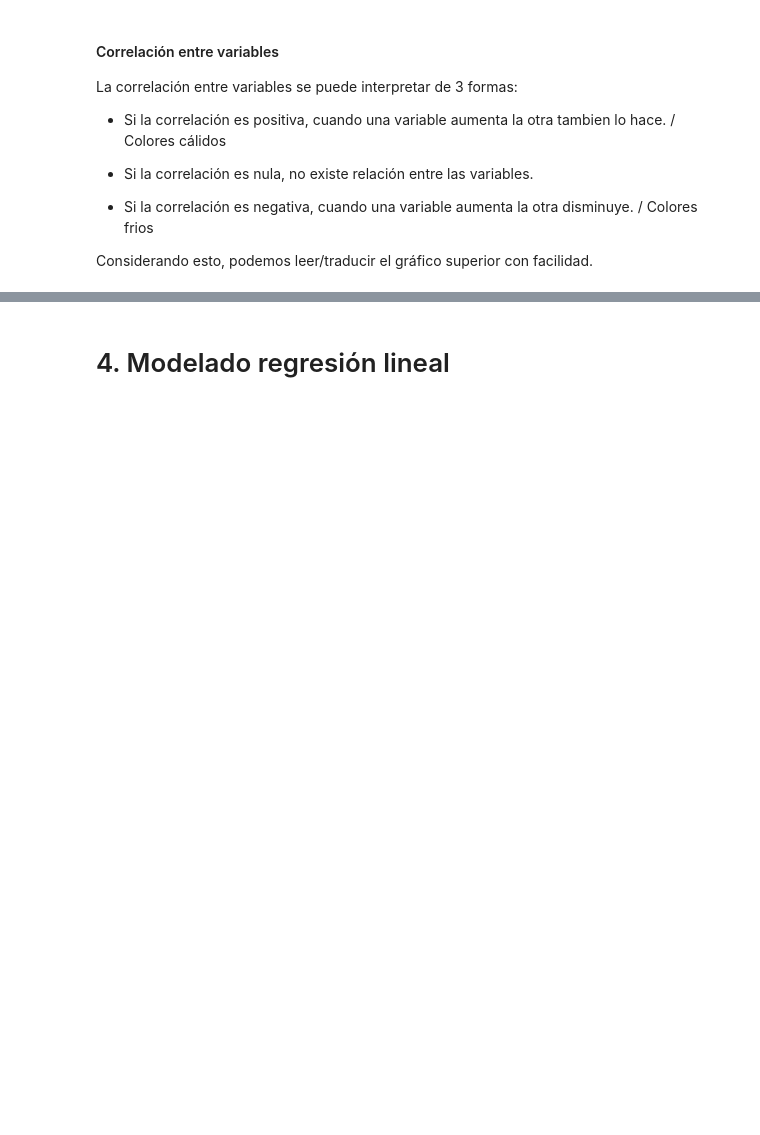
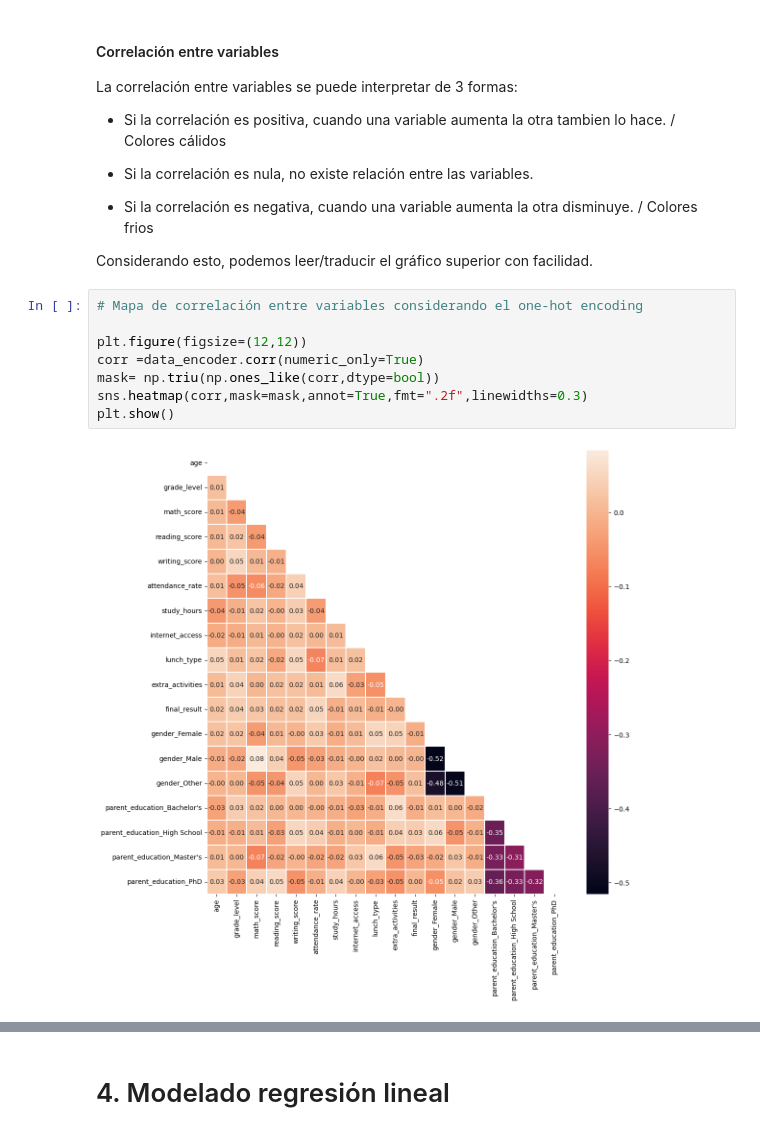
Before and after one commit to DDRM22/Proyectos, a Jupyter notebook: 2025/Evaluación desempeño educativo/Evaluación_Desempeño.ipynb, the cells around one changed output, grey strips where cells are left out. Saved outputs shown, nothing was run; the diff lists cells and outputs as text; blank space fills up the shorter version.

```diff
--- a/2025/Evaluación desempeño educativo/Evaluación_Desempeño.ipynb
+++ b/2025/Evaluación desempeño educativo/Evaluación_Desempeño.ipynb
@@ -196,3 +232,13 @@ La correlación entre variables se puede interpretar de 3 formas:
 - Si la correlación es negativa, cuando una variable aumenta la otra disminuye. / Colores frios
 
 Considerando esto, podemos leer/traducir el gráfico superior con facilidad.
+# %%
+# Mapa de correlación entre variables considerando el one-hot encoding
+
+plt.figure(figsize=(12,12))
+corr =data_encoder.corr(numeric_only=True)
+mask= np.triu(np.ones_like(corr,dtype=bool))
+sns.heatmap(corr,mask=mask,annot=True,fmt=".2f",linewidths=0.3)
+plt.show()
+# %% [output]
+[figure, added]
```
Also changed, not shown: parts of 20 cells of this notebook.
